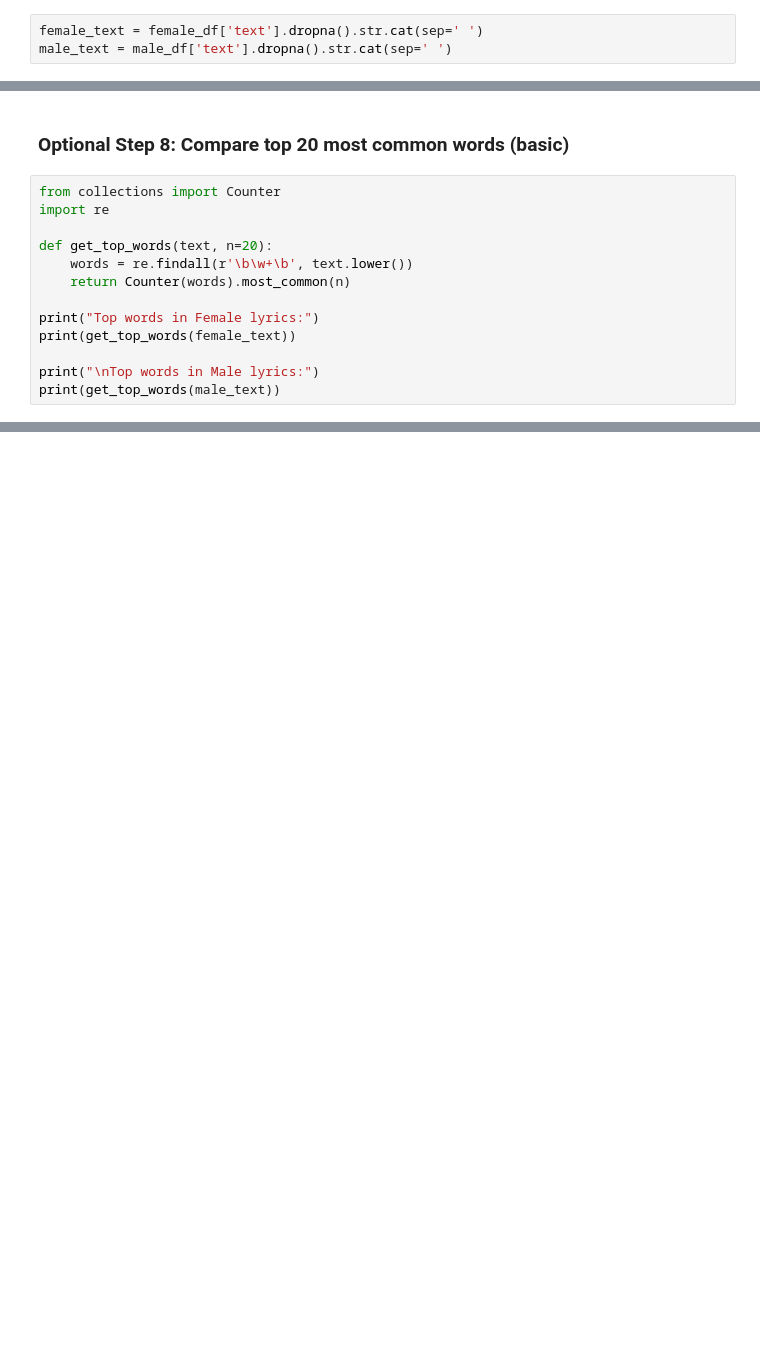
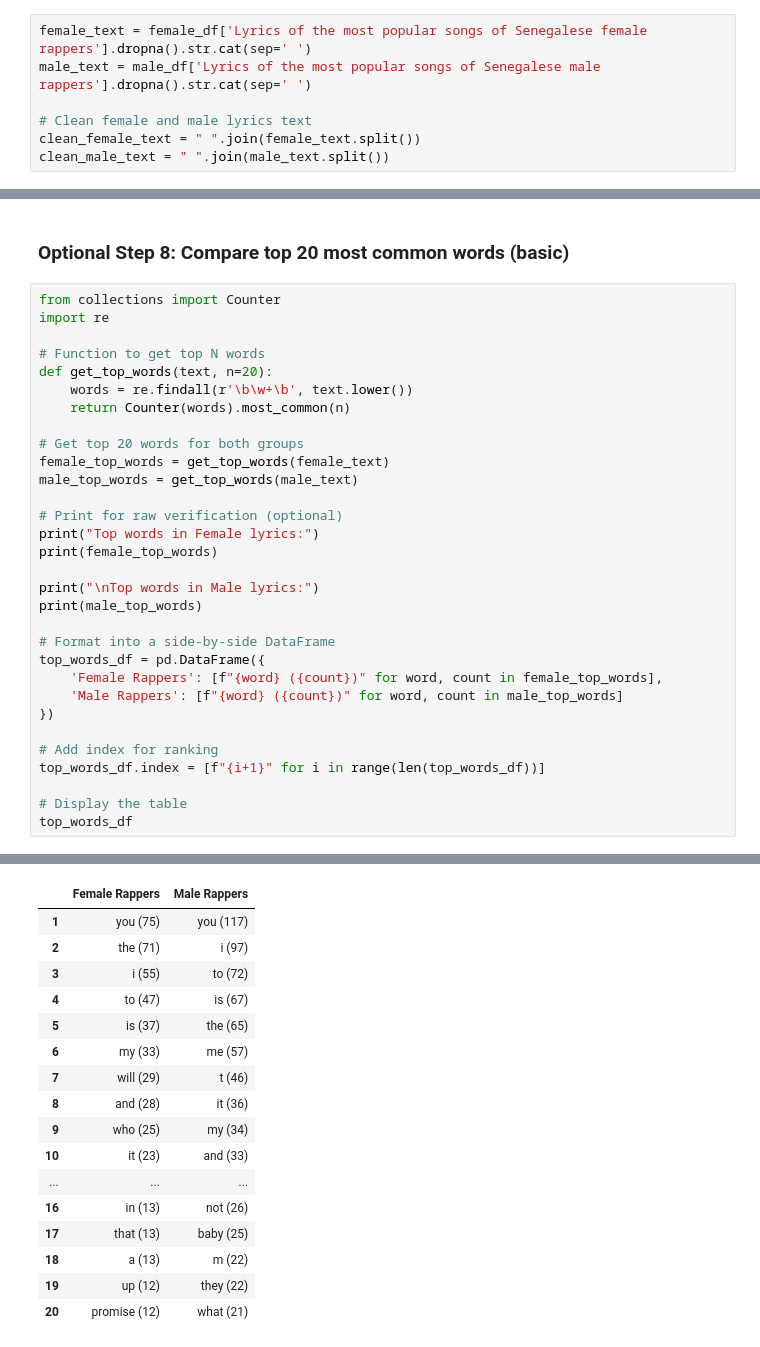
Before and after one commit to AWJP/AWJP-data, a Jupyter notebook: scripts/comparative_lyrics_analysis_senegal_rappers.ipynb, the cells around one changed output, grey strips where cells are left out. Cells and saved outputs as stored; diff of their text form; blank space fills up the shorter version.

Commit message:
Update notebook with top word comparison and cleaned word clouds

```diff
--- a/scripts/comparative_lyrics_analysis_senegal_rappers.ipynb
+++ b/scripts/comparative_lyrics_analysis_senegal_rappers.ipynb
@@ -31,8 +43,12 @@ female_df.head(), male_df.head()
 # %% [markdown]
 ### Step 5: Combine all lyrics into one string per group
 # %%
-female_text = female_df['text'].dropna().str.cat(sep=' ')
-male_text = male_df['text'].dropna().str.cat(sep=' ')
+female_text = female_df['Lyrics of the most popular songs of Senegalese female rappers'].dropna().str.cat(sep=' ')
+male_text = male_df['Lyrics of the most popular songs of Senegalese male rappers'].dropna().str.cat(sep=' ')
+
+# Clean female and male lyrics text
+clean_female_text = " ".join(female_text.split())
+clean_male_text = " ".join(male_text.split())
 # %% [markdown]
 ### Step 6: Create a function to generate a word cloud
 # %%
@@ -54,12 +82,31 @@ generate_wordcloud(male_text, "Male Rappers' Lyrics Word Cloud")
 from collections import Counter
 import re
 
+# Function to get top N words
 def get_top_words(text, n=20):
     words = re.findall(r'\b\w+\b', text.lower())
     return Counter(words).most_common(n)
 
+# Get top 20 words for both groups
+female_top_words = get_top_words(female_text)
+male_top_words = get_top_words(male_text)
+
+# Print for raw verification (optional)
 print("Top words in Female lyrics:")
-print(get_top_words(female_text))
+print(female_top_words)
 
 print("\nTop words in Male lyrics:")
-print(get_top_words(male_text))
+print(male_top_words)
+
+# Format into a side-by-side DataFrame
+top_words_df = pd.DataFrame({
+    'Female Rappers': [f"{word} ({count})" for word, count in female_top_words],
+    'Male Rappers': [f"{word} ({count})" for word, count in male_top_words]
+})
+
+# Add index for ranking
+top_words_df.index = [f"{i+1}" for i in range(len(top_words_df))]
+
+# Display the table
+top_words_df
+# %% [output]
@@ -65,0 +118,17 @@ print(get_top_words(male_text))
+|  | Female Rappers | Male Rappers |
+| 1 | you (75) | you (117) |
+| 2 | the (71) | i (97) |
+| 3 | i (55) | to (72) |
+| 4 | to (47) | is (67) |
+| 5 | is (37) | the (65) |
+| 6 | my (33) | me (57) |
+| 7 | will (29) | t (46) |
+| 8 | and (28) | it (36) |
+| 9 | who (25) | my (34) |
+| 10 | it (23) | and (33) |
+| ... | ... | ... |
+| 16 | in (13) | not (26) |
+| 17 | that (13) | baby (25) |
+| 18 | a (13) | m (22) |
+| 19 | up (12) | they (22) |
+| 20 | promise (12) | what (21) |
```
Also changed, not shown: parts of 5 cells of this notebook.
